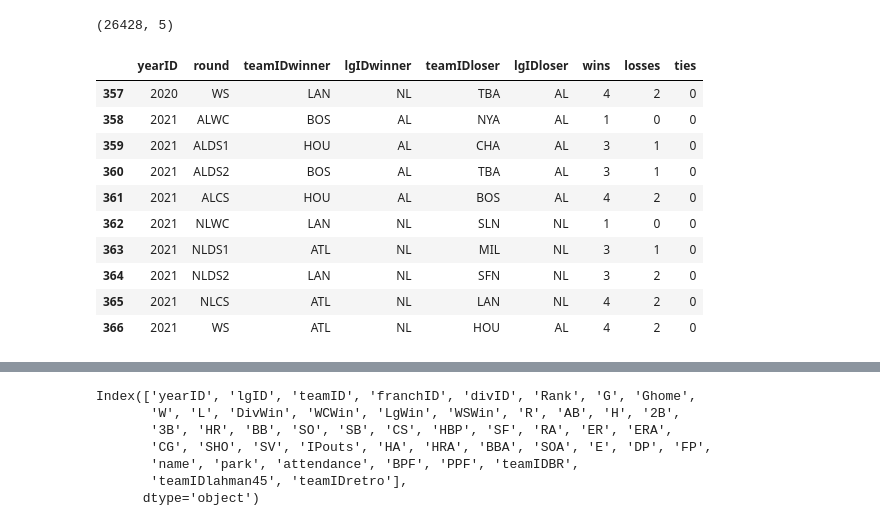
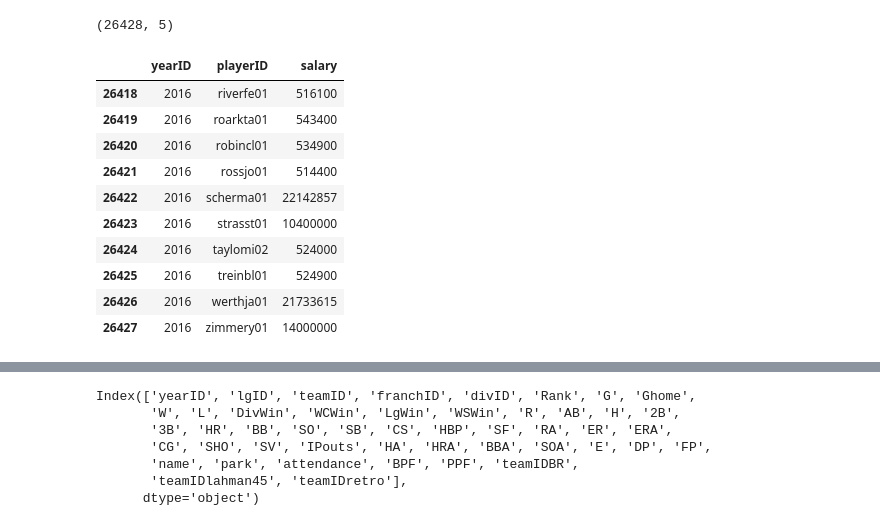
Before and after one commit to jskominsky/Predicting_MLB_Free_Agent_Salaries, a Jupyter notebook: Workspace/Data Cleaning.ipynb, the cells around one changed output, grey strips where cells are left out. Cells and saved outputs as stored; diff of their text form; code cells hidden in the pictures.

```diff
--- a/Workspace/Data Cleaning.ipynb
+++ b/Workspace/Data Cleaning.ipynb
@@ -492,17 +648,19 @@ salaries_df.tail(10)
 salaries_df.shape
 # %% [output]
 (26428, 5)
+# %%
+salaries_df_clean = salaries_df.drop(['teamID' , 'lgID'], axis=1)
 # %%
-playoff_results_df.tail(10)
+salaries_df_clean.tail(10)
 # %% [output]
-|  | yearID | round | teamIDwinner | lgIDwinner | teamIDloser | lgIDloser | wins | losses | ties |
-| 357 | 2020 | WS | LAN | NL | TBA | AL | 4 | 2 | 0 |
-| 358 | 2021 | ALWC | BOS | AL | NYA | AL | 1 | 0 | 0 |
-| 359 | 2021 | ALDS1 | HOU | AL | CHA | AL | 3 | 1 | 0 |
-| 360 | 2021 | ALDS2 | BOS | AL | TBA | AL | 3 | 1 | 0 |
-| 361 | 2021 | ALCS | HOU | AL | BOS | AL | 4 | 2 | 0 |
-| 362 | 2021 | NLWC | LAN | NL | SLN | NL | 1 | 0 | 0 |
-| 363 | 2021 | NLDS1 | ATL | NL | MIL | NL | 3 | 1 | 0 |
-| 364 | 2021 | NLDS2 | LAN | NL | SFN | NL | 3 | 2 | 0 |
-| 365 | 2021 | NLCS | ATL | NL | LAN | NL | 4 | 2 | 0 |
-| 366 | 2021 | WS | ATL | NL | HOU | AL | 4 | 2 | 0 |
+|  | yearID | playerID | salary |
+| 26418 | 2016 | riverfe01 | 516100 |
+| 26419 | 2016 | roarkta01 | 543400 |
+| 26420 | 2016 | robincl01 | 534900 |
+| 26421 | 2016 | rossjo01 | 514400 |
+| 26422 | 2016 | scherma01 | 22142857 |
+| 26423 | 2016 | strasst01 | 10400000 |
+| 26424 | 2016 | taylomi02 | 524000 |
+| 26425 | 2016 | treinbl01 | 524900 |
+| 26426 | 2016 | werthja01 | 21733615 |
+| 26427 | 2016 | zimmery01 | 14000000 |
```
Also changed, not shown: parts of 100 cells of this notebook.
